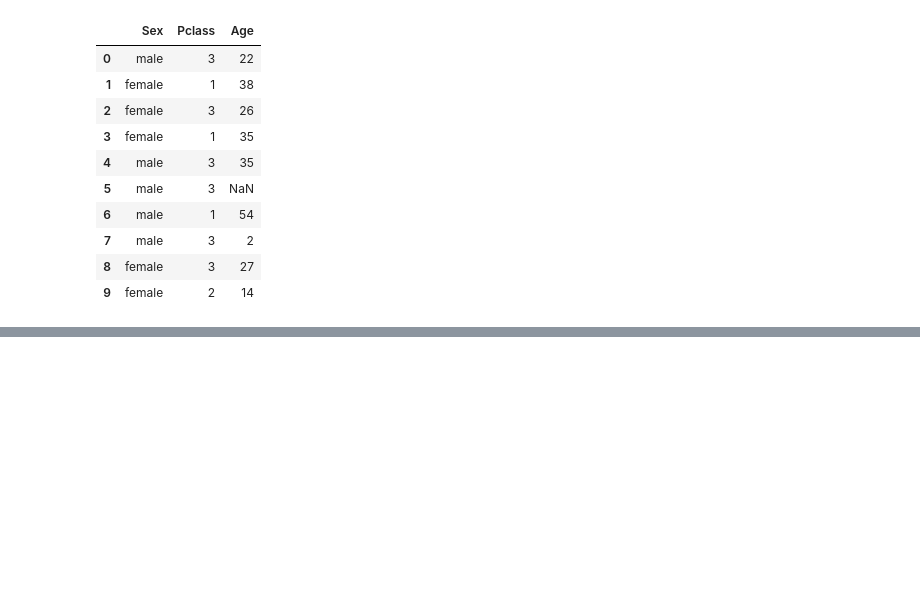
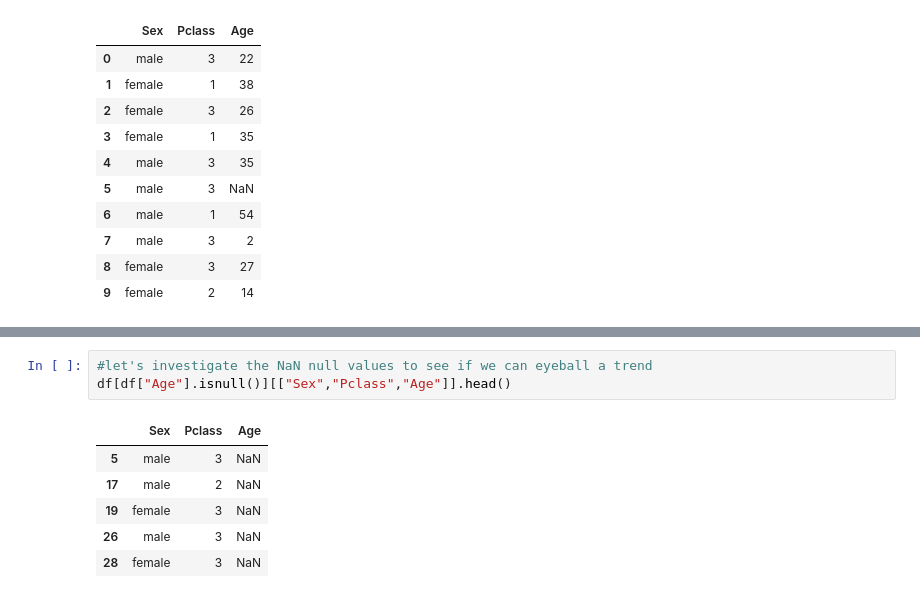
Before and after one commit to DieterJoubert/kaggle, a Jupyter notebook: titanic/python_tutorial_3.ipynb, the cells around one changed output, grey strips where cells are left out. Saved outputs shown, nothing was run; the diff lists cells and outputs as text; blank space fills up the shorter version.

```diff
--- a/titanic/python_tutorial_3.ipynb
+++ b/titanic/python_tutorial_3.ipynb
@@ -166,0 +188,10 @@ df[ df["Age"] > 60 ]
+# %%
+#let's investigate the NaN null values to see if we can eyeball a trend
+df[df["Age"].isnull()][["Sex","Pclass","Age"]].head()
+# %% [output]
+|  | Sex | Pclass | Age |
+| 5 | male | 3 | NaN |
+| 17 | male | 2 | NaN |
+| 19 | female | 3 | NaN |
+| 26 | male | 3 | NaN |
+| 28 | female | 3 | NaN |
```
Also changed, not shown: parts of 7 cells of this notebook.
